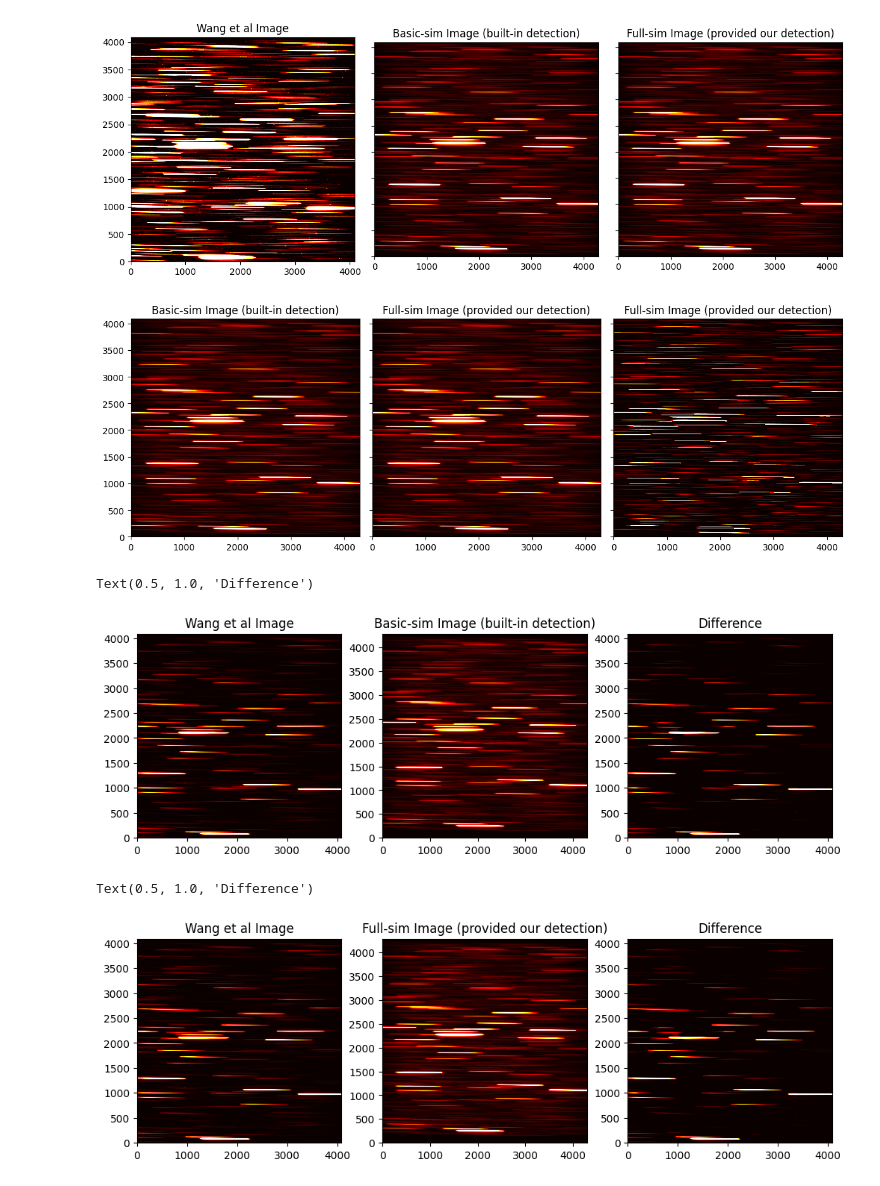
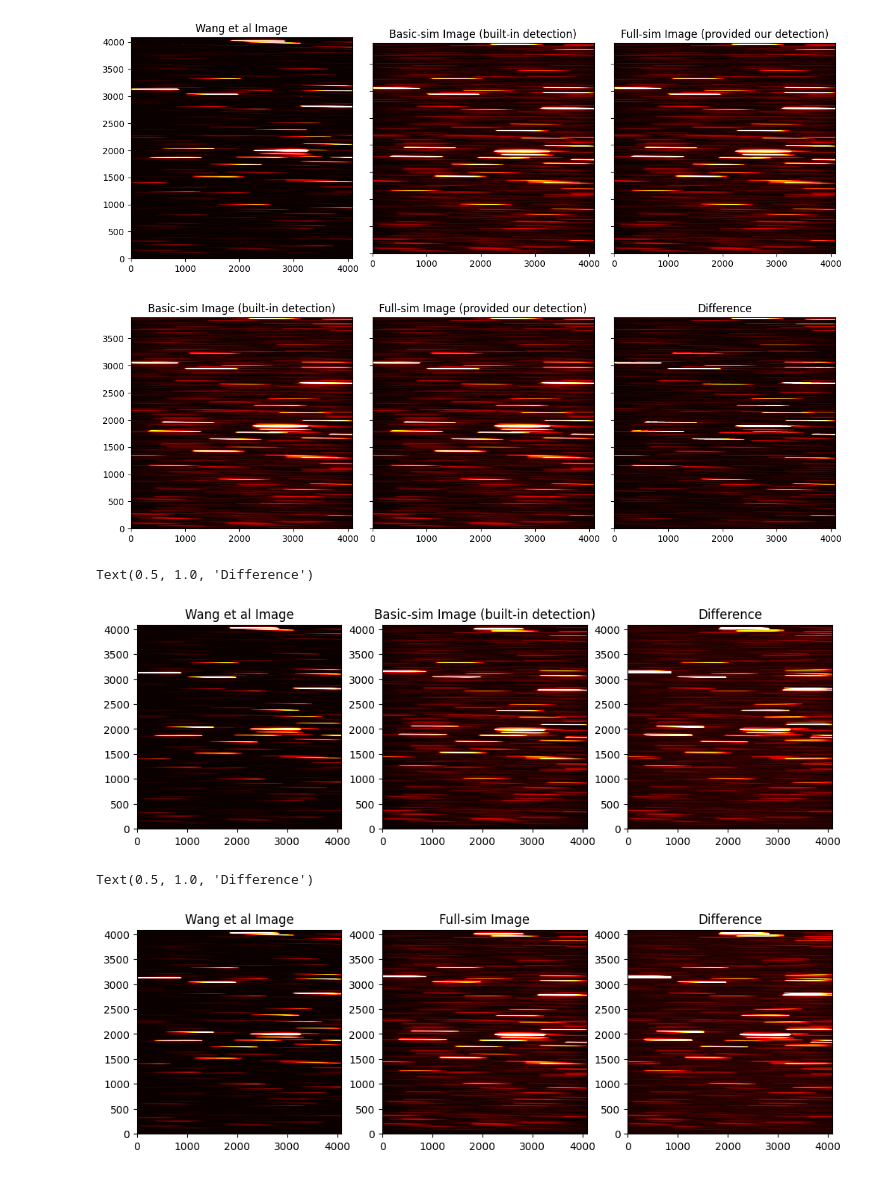
Before and after one commit to keithbuckholz/summer-roman-project, a Jupyter notebook: FOV0_sims/notebooks/comparisons.ipynb, the cells around one changed output. Saved outputs shown, nothing was run; the diff lists cells and outputs as text; code cells hidden in the pictures.

```diff
--- a/FOV0_sims/notebooks/comparisons.ipynb
+++ b/FOV0_sims/notebooks/comparisons.ipynb
@@ -8,34 +8,34 @@ os.chdir("/Users/keith/astr/research_astr/summer-roman-project/new-sims/fits")
 # %%
-wangetal_slitless = fits.open("comparison_slitless.fits")[1].data
-basic_slitless = fits.open("basic-with-seg.fits")[0].data
-full_sim_slitless = fits.open("full_sim.fits")[0].data
+wangetal_slitless_bkg = fits.open("baseline_slitless.fits")[1].data
+basic_slitless = fits.open("basic_model.fits")[0].data
+full_sim_slitless = fits.open("full_model.fits")[0].data
 # %%
 # Background subtraction
 from photutils.background import Background2D, MedianBackground
 bkg_estimator = MedianBackground()
-bkg = Background2D(wangetal_slitless, (511,511), filter_size=(3,3), bkg_estimator=bkg_estimator)
-wangetal_slitless -= bkg.background
+bkg = Background2D(wangetal_slitless_bkg, (511,511), filter_size=(3,3), bkg_estimator=bkg_estimator)
+wangetal_slitless = wangetal_slitless_bkg - bkg.background
 # %%
 fig, (ax1, ax2, ax3) = plt.subplots(1, 3, figsize=(12,6))
 
 ax1.imshow(wangetal_slitless/np.max(wangetal_slitless),
-            origin='lower', cmap='hot', vmin=0, vmax=0.00125)
+            origin='lower', cmap='hot', vmin=0, vmax=0.0125)
 ax1.set_title("Wang et al Image")
 
 ax2.imshow(basic_slitless[100:-100]/np.max(basic_slitless),
             origin='lower', cmap='hot', vmin=0, vmax=0.0125)
 ax2.set_title("Basic-sim Image (built-in detection)")
 
 ax3.imshow(full_sim_slitless[100:-100]/np.max(full_sim_slitless),
             origin='lower', cmap='hot', vmin=0, vmax=0.0125)
 ax3.set_title("Full-sim Image (provided our detection)")
 
 for ax in fig.axes[1:]:
     ax.set_yticklabels([])
 
 fig.tight_layout()
 # %% [output]
-[figure, old version]
+[figure, new version]
 # %%
 fig, (ax1, ax2, ax3) = plt.subplots(1, 3, figsize=(12,6))
 
@@ -47,16 +47,16 @@ ax2.imshow(full_sim_slitless[100:-100]/np.max(full_sim_slitless),
             origin='lower', cmap='hot', vmin=0, vmax=0.0125)
 ax2.set_title("Full-sim Image (provided our detection)")
 
-ax3.imshow(basic_slitless[100:-100]/np.max(basic_slitless) - full_sim_slitless[100:-100]/np.max(full_sim_slitless),
-            origin='lower', cmap='hot', vmin=0, vmax=0.000008) # Note the extremely small vmax
-ax3.set_title("Full-sim Image (provided our detection)")
+ax3.imshow(abs(basic_slitless[100:-100]/np.max(basic_slitless) - full_sim_slitless[100:-100]/np.max(full_sim_slitless)),
+            origin='lower', cmap='hot', vmin=0, vmax=0.00008) # Note the extremely small vmax
+ax3.set_title("Difference")
 
 for ax in fig.axes[1:]:
     ax.set_yticklabels([])
 
 fig.tight_layout()
 # %% [output]
-[figure, old version]
+[figure, new version]
 # %%
 fig, (ax1, ax2, ax3) = plt.subplots(1, 3, figsize=(12,6))
 
@@ -68,12 +68,12 @@ ax2.imshow(basic_slitless/np.max(basic_slitless),
             origin='lower', cmap='hot', vmin=0, vmax=0.0125)
 ax2.set_title("Basic-sim Image (built-in detection)")
 
-ax3.imshow(wangetal_slitless/np.max(wangetal_slitless) - basic_slitless[100:-100, 100:-100]/np.max(basic_slitless),
+ax3.imshow(abs(wangetal_slitless/np.max(wangetal_slitless) - basic_slitless/np.max(basic_slitless)),
             origin='lower', cmap='hot', vmin=0, vmax=0.0125)
 ax3.set_title("Difference")
 # %% [output]
 Text(0.5, 1.0, 'Difference')
-[figure, old version]
+[figure, new version]
 # %%
 fig, (ax1, ax2, ax3) = plt.subplots(1, 3, figsize=(12,6))
 
@@ -83,11 +83,11 @@ ax1.set_title("Wang et al Image")
 
 ax2.imshow(full_sim_slitless/np.max(full_sim_slitless),
             origin='lower', cmap='hot', vmin=0, vmax=0.0125)
-ax2.set_title("Full-sim Image (provided our detection)")
+ax2.set_title("Full-sim Image")
 
-ax3.imshow(wangetal_slitless/np.max(wangetal_slitless) - full_sim_slitless[100:-100, 100:-100]/np.max(full_sim_slitless),
+ax3.imshow(abs(wangetal_slitless/np.max(wangetal_slitless) - full_sim_slitless/np.max(full_sim_slitless)),
             origin='lower', cmap='hot', vmin=0, vmax=0.0125)
 ax3.set_title("Difference")
 # %% [output]
 Text(0.5, 1.0, 'Difference')
-[figure, old version]
+[figure, new version]
```
Also changed, not shown: parts of 2 cells of this notebook, 6 other files.
